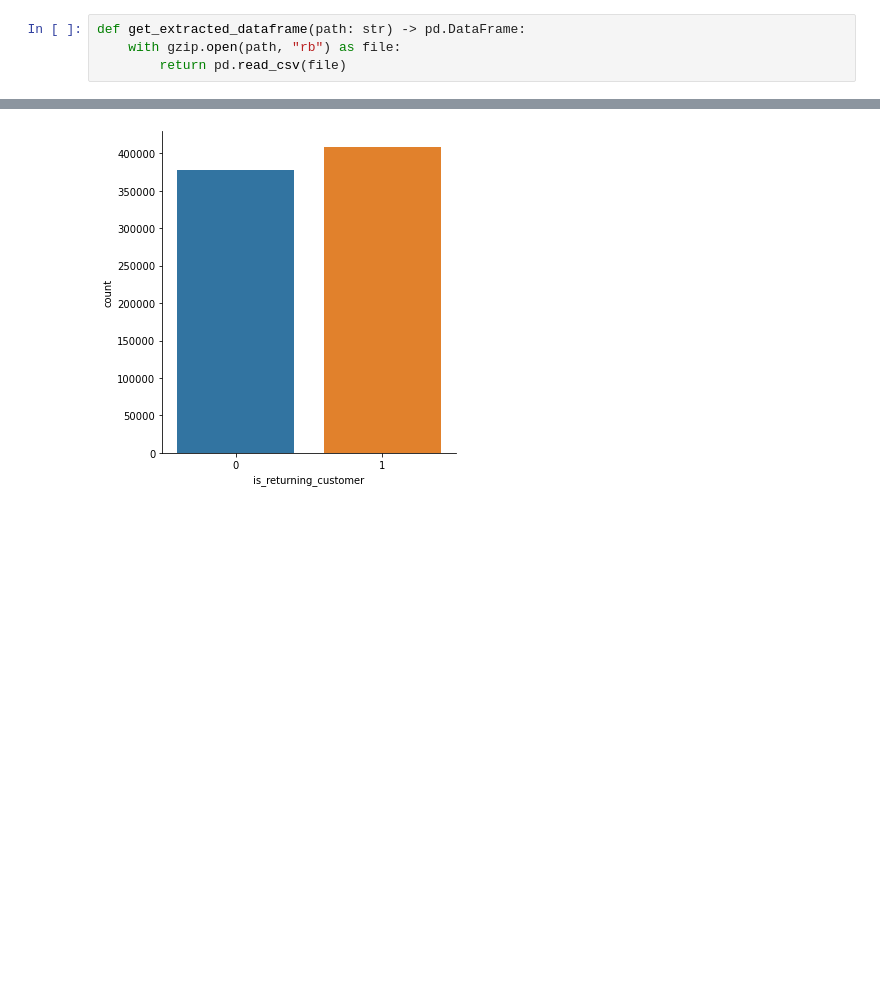
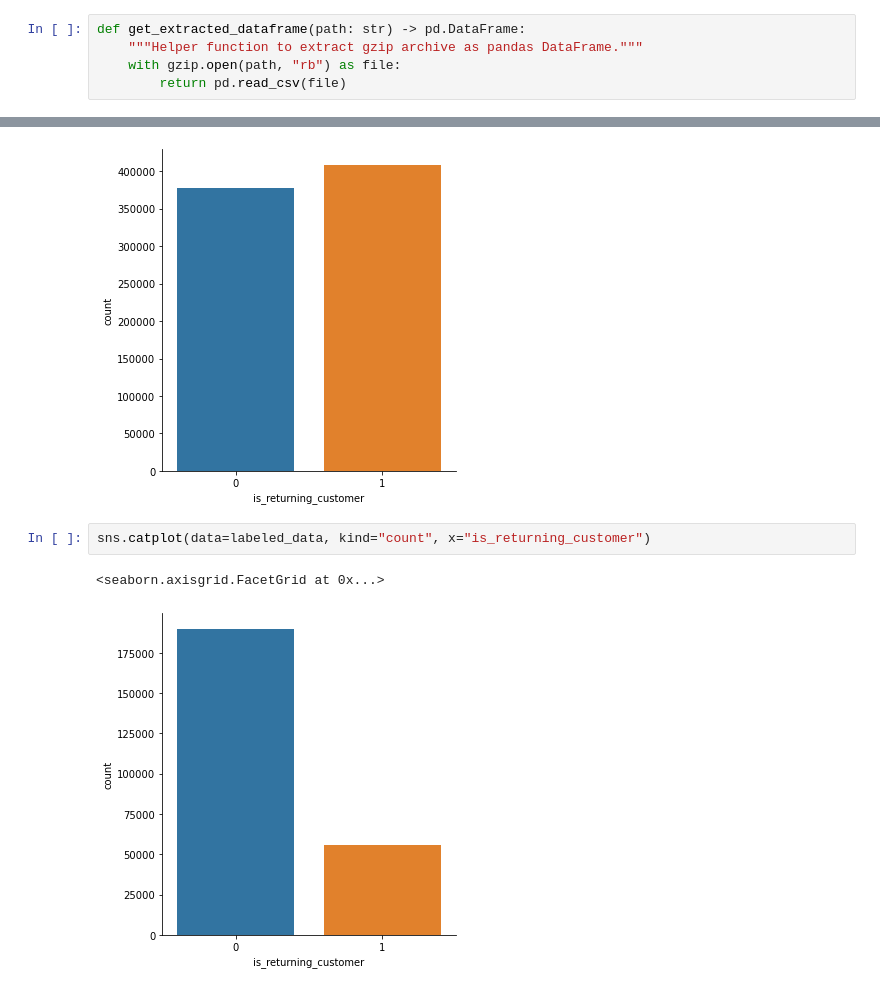
Before and after one commit to mwojcie/hesitant-bare-wreck, a Jupyter notebook: notebooks/EDA.ipynb, the cells around one changed output, grey strips where cells are left out. Cells and saved outputs as stored; diff of their text form; blank space fills up the shorter version.

Commit message:
Expanded EDA notebook, rearranged the repo, added few functions with docstrings to utils.py

```diff
--- a/notebooks/EDA.ipynb
+++ b/notebooks/EDA.ipynb
@@ -11,5 +20,6 @@ import matplotlib.pyplot as plt
 # %%
 def get_extracted_dataframe(path: str) -> pd.DataFrame:
+    """Helper function to extract gzip archive as pandas DataFrame."""
     with gzip.open(path, "rb") as file:
         return pd.read_csv(file)
 # %%
@@ -93,3 +139,8 @@ sns.catplot(data=order_data_labeled, kind="count", x="is_returning_customer")
 # %% [output]
 <seaborn.axisgrid.FacetGrid at 0x...>
 [figure]
+# %%
+sns.catplot(data=labeled_data, kind="count", x="is_returning_customer")
+# %% [output]
+<seaborn.axisgrid.FacetGrid at 0x...>
+[figure, added]
```
Also changed, not shown: parts of 27 cells of this notebook, 4 other files.
